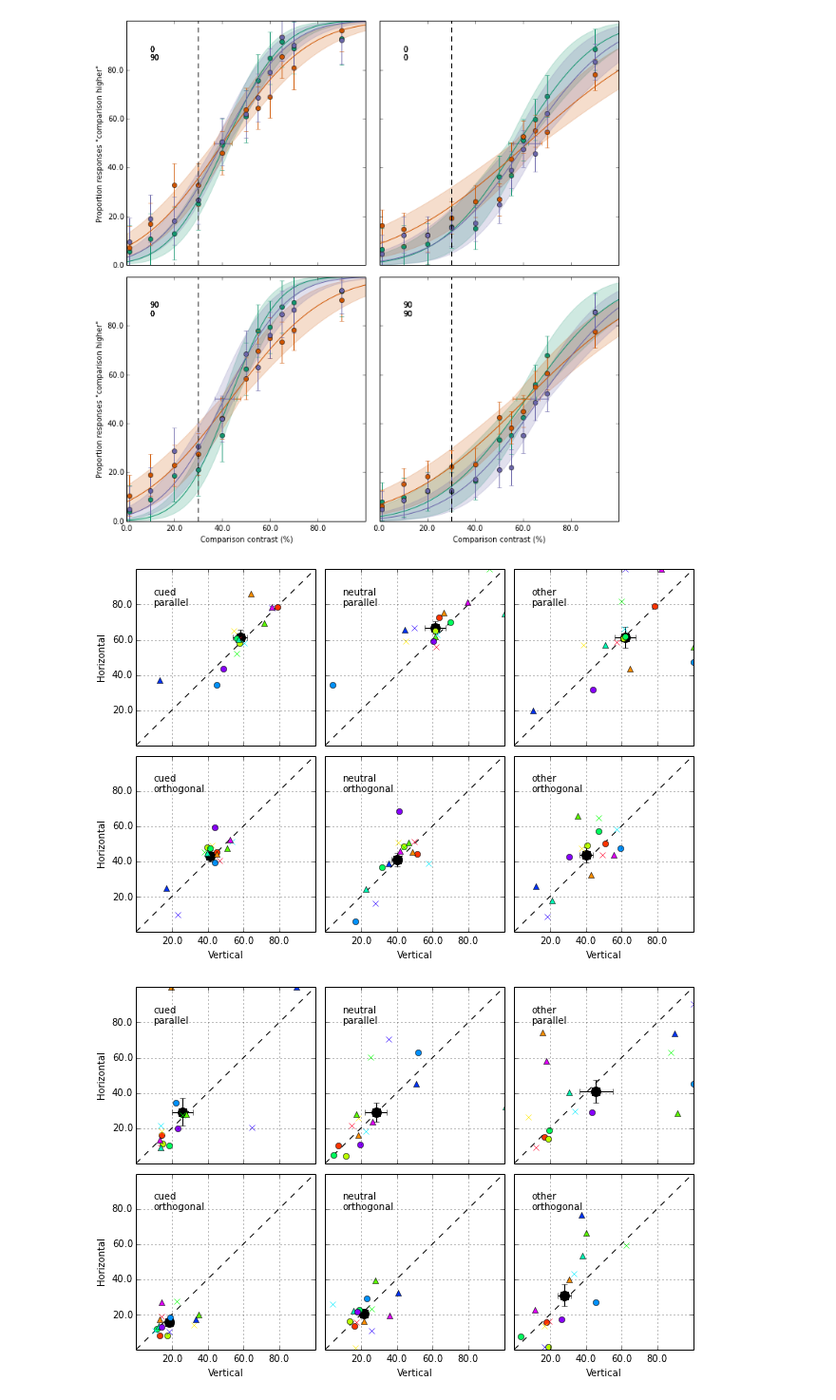
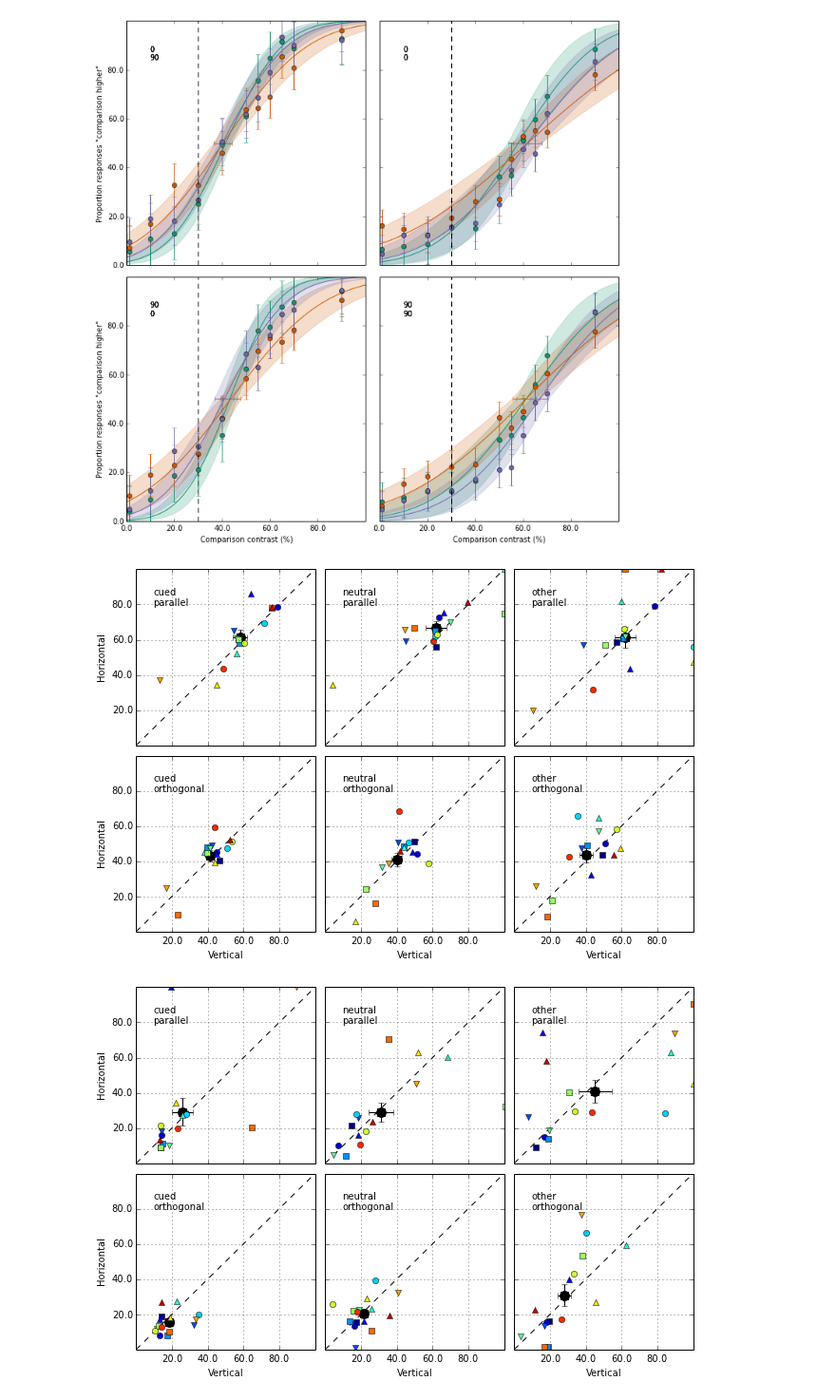
Before and after one commit to arokem/att_ss, a Jupyter notebook: GroupAnalysis.ipynb, the cells around one changed output. Shown at 95% size. Saved outputs shown, nothing was run; the diff lists cells and outputs as text; code cells hidden in the pictures.

```diff
--- a/GroupAnalysis.ipynb
+++ b/GroupAnalysis.ipynb
@@ -259,10 +259,10 @@ this_cue_conds = ['cued', 'neutral', 'other']
 
 # We give each subject their own color which we will use across:
 cNorm  = co.Normalize(vmin=0, vmax=n_subjects)
-scalarMap = cm.ScalarMappable(norm=cNorm, cmap=matplotlib.cm.gist_rainbow)
+scalarMap = cm.ScalarMappable(norm=cNorm, cmap=matplotlib.cm.jet)
 sub_colors = scalarMap.to_rgba(range(n_subjects))
 
-sub_markers = ['x', 'o', '^'] * (n_subjects/3)
+sub_markers = ['s', 'o', '^', 'v'] * (n_subjects/3)
 titles = ['Bias', 'Sensitivity']
 ori_labels = ['parallel', 'orthogonal']
 
@@ -285,35 +285,35 @@ for title_idx, plot_this in enumerate([bias, sens]):
             semer1 = stats.sem(plot_this[ori][cue_cond][:n_subjects])
             semer2 = stats.sem(plot_this[ori][cue_cond][n_subjects:])
             a.plot(meaner1, meaner2, 'o', color='k', markersize=10)
             a.errorbar(meaner1, meaner2, xerr=semer1, yerr=semer2, marker='o', color='k', markersize=10)
 
             a.plot([0, 1], [0, 1], 'k--')
             a.set_xlim([0, 1])
             a.set_ylim([0, 1])
 
             if ori_idx == 1:
                 a.set_xlabel('Vertical')
                 a.set_xticks([i for i in np.arange(0.2,1,0.2)])
                 a.set_xticklabels(['%s'%(i*100) for i in np.arange(0.2,1,0.2)])
             else:
                 a.set_xticklabels([''])
 
             if cue_idx == 0:
                 a.set_ylabel('Horizontal')
                 a.set_yticks([i for i in np.arange(0.2,1,0.2)])
                 a.set_yticklabels(['%s'%(i*100) for i in np.arange(0.2,1,0.2)])
             else:
                 a.set_yticklabels([''])
 
             for sub_idx in range(n_subjects):
                 a.plot(plot_this[ori][cue_cond][sub_idx], plot_this[ori][cue_cond][sub_idx + n_subjects],
                         marker=sub_markers[sub_idx], color=sub_colors[sub_idx])
 
 
     fig.savefig(path_to_files + 'figures/%s_reliability.svg'%titles[title_idx])
 # %% [output]
-[figure, old version]
+[figure, new version]
-[figure, old version]
+[figure, new version]
 # %%
 for quant_idx, quant in enumerate([bias, sens]):
     for ori_idx, ori in enumerate([0,90]):
```
Also changed, not shown: parts of 8 cells of this notebook, 3 other files.
